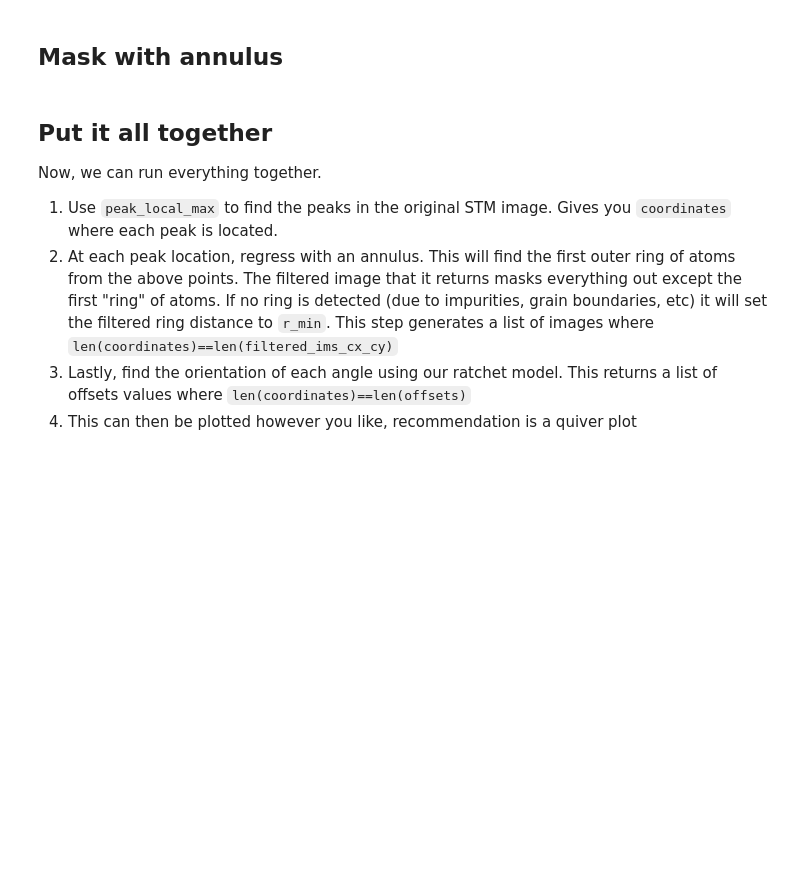
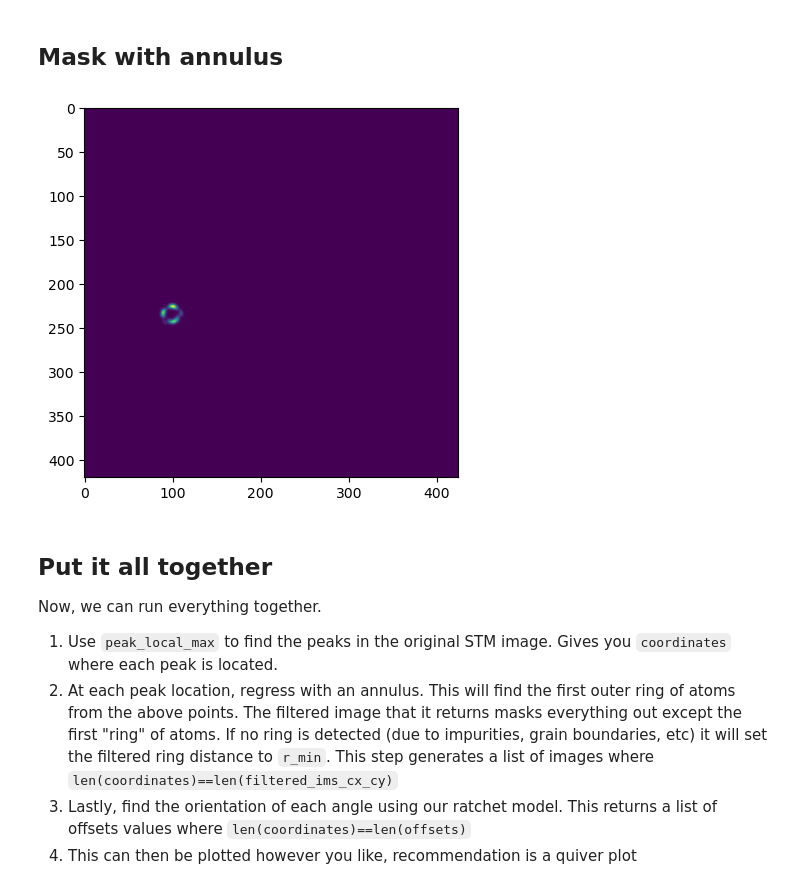
Before and after one commit to cadenmyers13/saf, a Jupyter notebook: notebooks/STM_analysis/STM.ipynb, the cells around one changed output. Saved outputs shown, nothing was run; the diff lists cells and outputs as text; code cells hidden in the pictures; blank space fills up the shorter version.

```diff
--- a/notebooks/STM_analysis/STM.ipynb
+++ b/notebooks/STM_analysis/STM.ipynb
@@ -86,16 +120,18 @@ plt.show()
 # %%
 # Now we can use the annulus filter to regress the annulus
 
 # Select a point from the coordinates to regress the annulus
 cx, cy = coordinates[50]
 r, filtered_im = regress_annulus(r_min=3, r_max=20, array=image_array, cx=cx, cy=cy, sd=2, r_step=1)
 nfilter = n_fold_filter(k=8, offset=0, n_folds=6, imshape=image_array.shape, cx=cx, cy=cy)
 
 # Verify that the regression is working correctly
 plt.imshow(filtered_im)
 
 # Calculate the offset value, not displayed below but just run to see if it works
-offset1, _ = regress_offset_cw(image_array, n_folds=6, k=8, tolerance_forward=30, tolerance_reverse=30, cx=cx, cy=cy)
+offset1, _ = regress_offset_cw(image_array, n_folds=6, k=8, tolerance_forward=30, tolerance_reverse=0, cx=cx, cy=cy, offset_step=1)
+# %% [output]
+[figure, added]
 # %% [markdown]
 ## Put it all together
 Now, we can run everything together.
```
Also changed, not shown: parts of 7 cells of this notebook, 9 other files.
